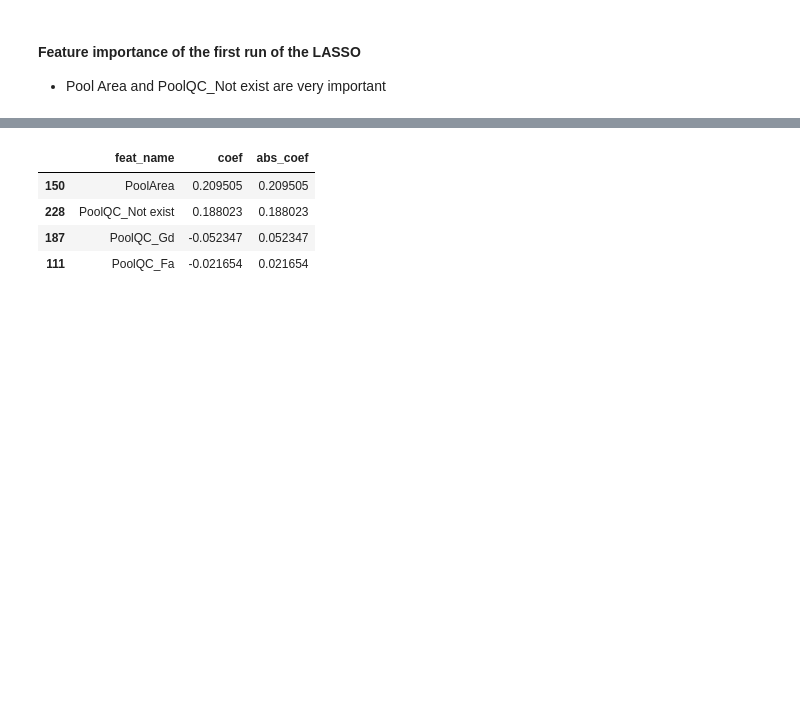
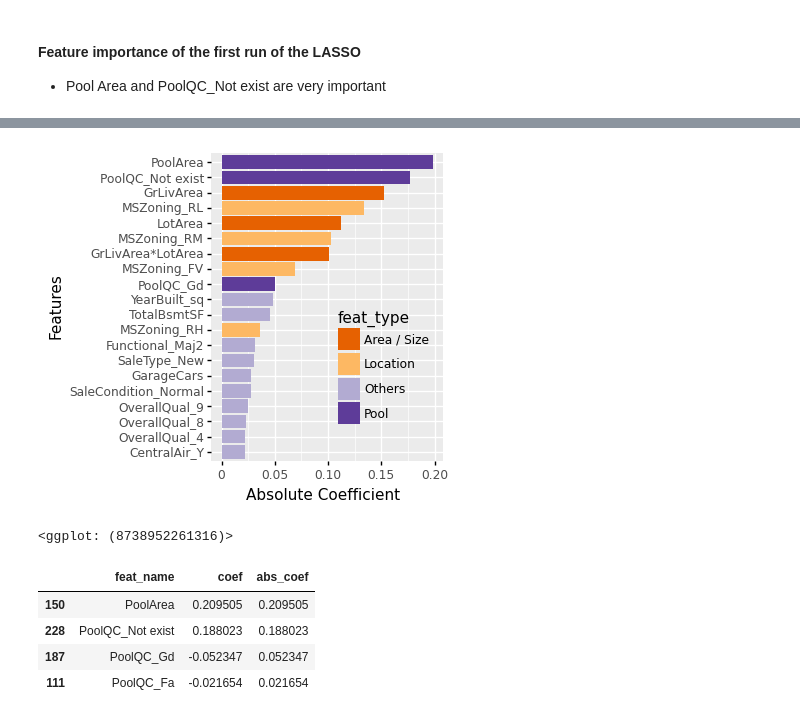
Before and after one commit to dehuihou/ames_house_price, a Jupyter notebook: sta208_final_project_lasso.ipynb, the cells around one changed output, grey strips where cells are left out. Cells and saved outputs as stored; diff of their text form; code cells hidden in the pictures; blank space fills up the shorter version.

```diff
--- a/sta208_final_project_lasso.ipynb
+++ b/sta208_final_project_lasso.ipynb
@@ -166,3 +166,39 @@ feat_coef_df.head(10)
+# %%
+def add_feat_type(feat_coef_df):
+    feat_coef_df['feat_type'] = 'Others'
+    feat_coef_df['feat_type'] = np.where(
+        feat_coef_df['feat_name'].apply(lambda x: 'Pool' in x),
+        'Pool', feat_coef_df['feat_type']
+    )
+
+    feat_coef_df['feat_type'] = np.where(
+        feat_coef_df['feat_name'].apply(lambda x: 'Area' in x and 'Pool' not in x),
+        'Area / Size', feat_coef_df['feat_type']
+    )
+
+    feat_coef_df['feat_type'] = np.where(
+        feat_coef_df['feat_name'].apply(lambda x: 'Zoning' in x),
+        'Location', feat_coef_df['feat_type']
+    )
+
+    return feat_coef_df
+# %%
+feat_coef_df = add_feat_type(feat_coef_df)
+# %%
+(
+    p9.ggplot(
+        feat_coef_df.head(20),
+        p9.aes(x='reorder(feat_name, abs_coef)', y='abs_coef', fill='feat_type'))
+    + p9.geom_bar(stat='identity')
+    + p9.ylab('Absolute Coefficient')
+    + p9.xlab('Features')
+    + p9.coords.coord_flip()
+    + p9.scale_fill_brewer(type='div', palette=4)
+    + p9.theme(figure_size=(3,4), legend_position=(0.7,0.35), legend_background=p9.element_blank())
+)
+# %% [output]
+[figure, added]
+<ggplot: (8738952261316)>
 # %%
 feat_coef_df[
     feat_coef_df.apply(lambda x: 'Pool' in x['feat_name'], axis=1)
```
Also changed, not shown: parts of 12 cells of this notebook.
